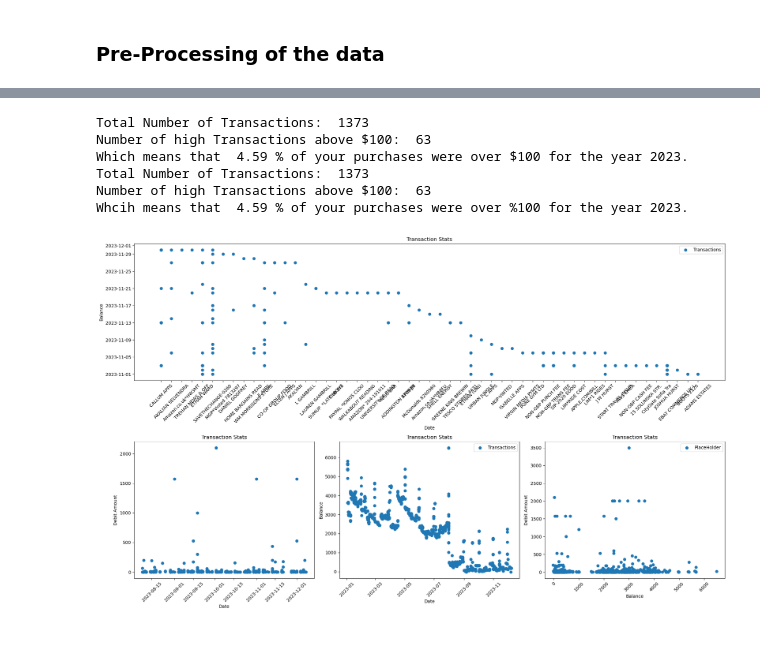
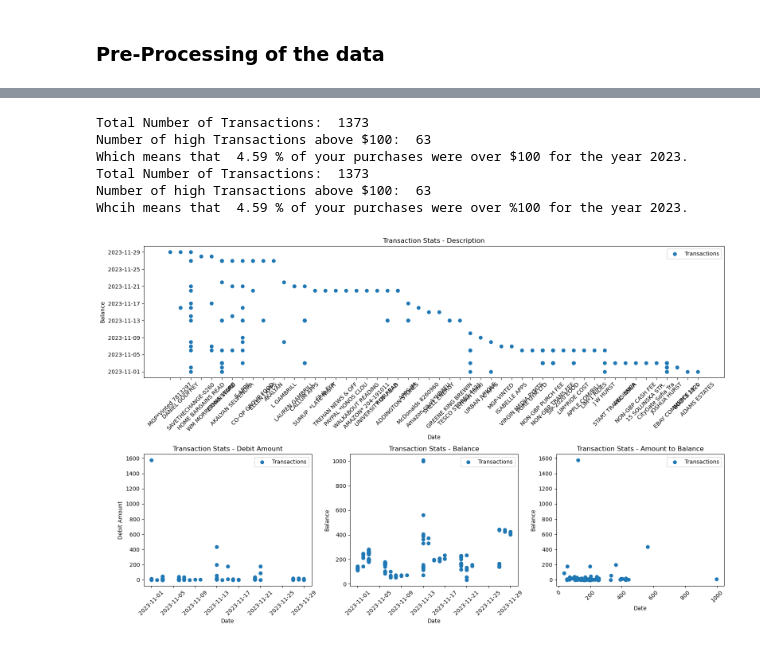
Before and after one commit to callumeppz/FinanceTracker, a Jupyter notebook: FinanceVisualiser.ipynb, the cells around one changed output, grey strips where cells are left out. Cells and saved outputs as stored; diff of their text form; code cells hidden in the pictures.

Commit message:
Expense Calculator first draft

```diff
--- a/FinanceVisualiser.ipynb
+++ b/FinanceVisualiser.ipynb
@@ -57,64 +62,60 @@ print ("Number of high Transactions above $100: ", highTransactions)
 print ("Whcih means that ", HTRatio, "% of your purchases were over %100 for the year 2023.")
 
 CSV['Transaction Date'] = pd.to_datetime(CSV['Transaction Date'], format='%d/%m/%Y')
 
 # Define the date range for filtering
-start_date = '2023-08-08'
-end_date = '2023-12-08'
+start_date = '2023-11-01'
+end_date = '2023-11-29'
 
 # Filter transactions within the specified date range
 filtered_transactions = CSV[(CSV['Transaction Date'] >= start_date) & (CSV['Transaction Date'] <= end_date)]
 
-plt.figure(figsize=(20, 12))
+plt.figure(figsize=(16, 10))
 
-plt.subplot(2,3,4)
+# First subplot
+plt.subplot(2,3,4)  # 2 rows, 1 column, subplot 1
 plt.scatter(filtered_transactions['Transaction Date'], filtered_transactions['Debit Amount'], label='Transactions')
-plt.title("Transaction Stats")
+plt.title("Transaction Stats - Debit Amount")
 plt.xlabel('Date')
-plt.ylabel('Debit Amount')
-plt.xticks(rotation=45)
-
-plt.subplot(2,3,5)
-plt.scatter(CSV['Transaction Date'], CSV['Balance'], label='Transactions')
-plt.title("Transaction Stats")
-plt.xlabel('Date')
-plt.ylabel('Balance')
-plt.xticks(rotation=45)
-plt.legend()
-
-plt.subplot(2,3,6)
-plt.scatter(CSV['Balance'], CSV['Debit Amount'], label='PlaceHolder')
-plt.title("Transaction Stats")
-plt.xlabel('Balance')
 plt.ylabel('Debit Amount')
 plt.xticks(rotation=45)
 plt.legend()
 
-CSV['Transaction Date'] = pd.to_datetime(CSV['Transaction Date'], format='%d/%m/%Y')
-
-# Define the date range for filtering
-start_date = '2023-11-01'
-end_date = '2023-11-30'
-
-# Filter transactions within the specified date range
-filtered_transactions = CSV[(CSV['Transaction Date'] >= start_date) & (CSV['Transaction Date'] <= end_date)]
-
-plt.subplot(2,3,(1,3))
-plt.scatter(filtered_transactions['Transaction Description'],filtered_transactions['Transaction Date'], label='Transactions')
-plt.title("Transaction Stats")
+# Second subplot
+plt.subplot(2,3,5)  # 2 rows, 1 column, subplot 2
+plt.scatter(filtered_transactions['Transaction Date'], filtered_transactions['Balance'], label='Transactions')
+plt.title("Transaction Stats - Balance")
 plt.xlabel('Date')
 plt.ylabel('Balance')
 plt.xticks(rotation=45)
 plt.legend()
 
 
-plt.tight_layout()
+# Third subplot
+plt.subplot(2,3,6)  # 2 rows, 1 column, subplot 2
+plt.scatter(filtered_transactions['Balance'],filtered_transactions['Debit Amount'], label='Transactions')
+plt.title("Transaction Stats - Amount to Balance")
+plt.xlabel('Date')
+plt.ylabel('Balance')
+plt.xticks(rotation=45)
+plt.legend()
+
+# Fourth subplot
+plt.subplot(2,3,(1,3))  # 2 rows, 1 column, subplot 2
+plt.scatter(filtered_transactions['Transaction Description'], filtered_transactions['Transaction Date'], label='Transactions')
+plt.title("Transaction Stats - Description")
+plt.xlabel('Date')
+plt.ylabel('Balance')
+plt.xticks(rotation=45)
+plt.legend()
+
+plt.tight_layout()  # Adjusts subplot parameters for a tight layout
 plt.show()
 # %% [output]
 Total Number of Transactions:  1373
 Number of high Transactions above $100:  63
 Which means that  4.59 % of your purchases were over $100 for the year 2023.
 Total Number of Transactions:  1373
 Number of high Transactions above $100:  63
 Whcih means that  4.59 % of your purchases were over %100 for the year 2023.
-[figure, old version]
+[figure, new version]
```
Also changed, not shown: parts of 7 cells of this notebook, 4 other files.
